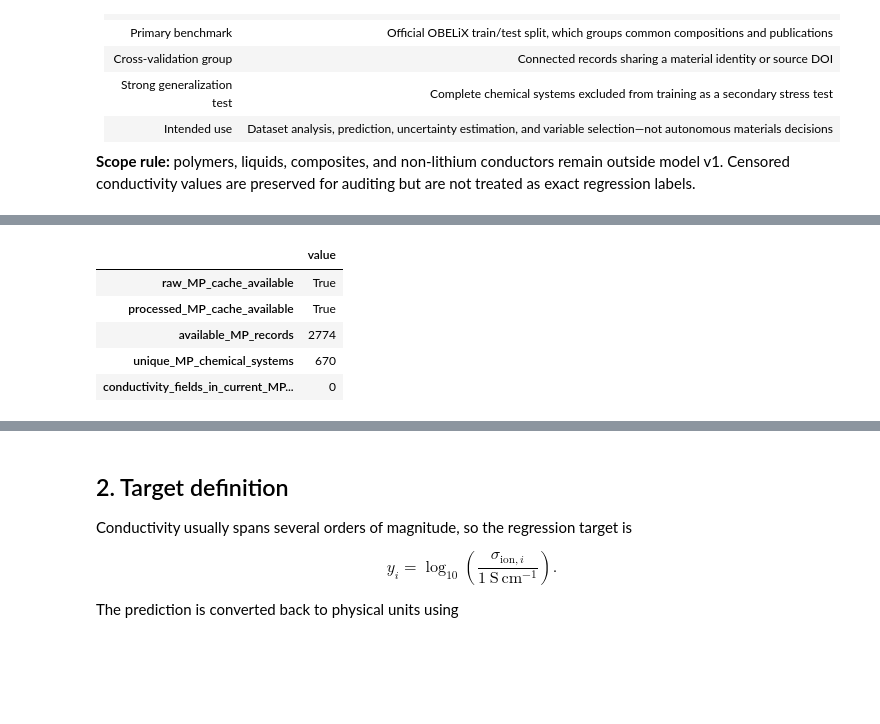
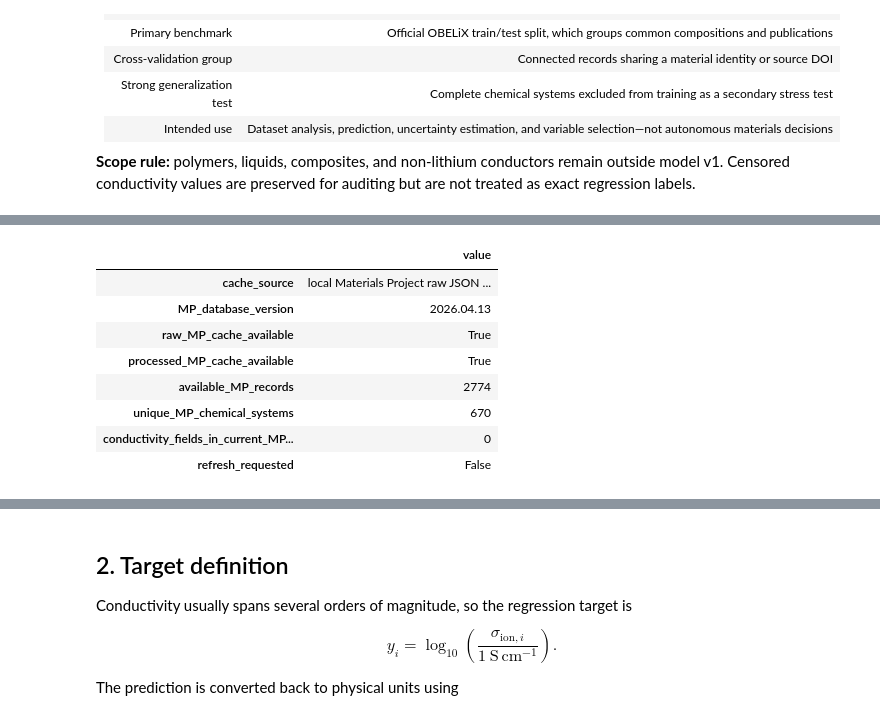
Before and after one commit to ZJYang-96485/Physics-Informed-Neural-Network-and-Multiscale-Simulations-for-Lithium-Ion-Conductors, a Jupyter notebook: battery_materials_project.ipynb, the cells around one changed output, grey strips where cells are left out. Drawn from its saved outputs; the diff is of its cells as text; code cells hidden in the pictures; blank space fills up the shorter version.

Commit message:
Restore Materials Project initialization

```diff
--- a/battery_materials_project.ipynb
+++ b/battery_materials_project.ipynb
@@ -32,19 +38,34 @@ from __future__ import annotations
 import json
 import os
 from pathlib import Path
+from typing import Any
 
 os.environ.setdefault("MPLCONFIGDIR", "/tmp/battery_ml_matplotlib")
 
 import matplotlib.pyplot as plt
 import numpy as np
 import pandas as pd
+from dotenv import load_dotenv
 from IPython.display import display
 
 ROOT = Path.cwd()
 RAW_MP_PATH = ROOT / "data/raw/mp_li_insertion_electrodes.json"
+MP_METADATA_PATH = ROOT / "data/raw/download_metadata.json"
 MP_FEATURE_PATH = ROOT / "data/processed/li_insertion_electrodes_features.csv"
 FIGURE_DIR = ROOT / "figures"
 FIGURE_DIR.mkdir(parents=True, exist_ok=True)
+_ = load_dotenv(ROOT / ".env")
+
+# Set True only for an intentional Materials Project refresh.
+FORCE_MP_REFRESH = False
+MP_INSERTION_FIELDS = [
+    "battery_id", "battery_formula", "framework_formula", "formula_charge",
+    "formula_discharge", "working_ion", "elements", "nelements", "chemsys",
+    "average_voltage", "capacity_grav", "capacity_vol", "energy_grav",
+    "energy_vol", "max_delta_volume", "max_voltage_step", "num_steps",
+    "fracA_charge", "fracA_discharge", "stability_charge", "stability_discharge",
+    "id_charge", "id_discharge", "host_structure", "warnings", "last_updated",
+]
 
 # Figure system adapted from the supplied report and the official UIUC palette.
 ILLINI_BLUE = "#13294B"
@@ -88,50 +109,114 @@ def save_report_figure(figure, filename):
     print("Saved figure:", output)
 
 
+def json_safe(document: Any) -> dict[str, Any]:
+    if hasattr(document, "model_dump"):
+        return document.model_dump(mode="json")
+    if hasattr(document, "dict"):
+        return document.dict()
+    return dict(document)
+
+
+def load_mp_insertion_records(force_refresh: bool = False) -> tuple[pd.DataFrame, dict]:
+    """Load the Li insertion-electrode endpoint, preferring the local raw cache."""
+    if force_refresh:
+        api_key = os.getenv("MP_API_KEY")
+        if not api_key:
+            raise RuntimeError("Add MP_API_KEY to .env before refreshing Materials Project data.")
+
+        from mp_api.client import MPRester
+        from pymatgen.core import Element
+
+        with MPRester(api_key) as mpr:
+            endpoint = mpr.materials.insertion_electrodes
+            returned_fields = [
+                field for field in MP_INSERTION_FIELDS
+                if field in endpoint.available_fields
+            ]
+            documents = endpoint.search(
+                working_ion=Element("Li"),
+                all_fields=False,
+                fields=returned_fields,
+                chunk_size=1000,
+            )
+            database_version = mpr.db_version
+
+        records = [json_safe(document) for document in documents]
+        metadata = {
+            "source": "Materials Project insertion-electrode API",
+            "database_version": database_version,
+            "n_records": len(records),
+            "requested_fields": MP_INSERTION_FIELDS,
+            "returned_fields": returned_fields,
+        }
+        RAW_MP_PATH.parent.mkdir(parents=True, exist_ok=True)
+        RAW_MP_PATH.write_text(
+            json.dumps(records, indent=2, default=str), encoding="utf-8"
+        )
+        MP_METADATA_PATH.write_text(
+            json.dumps(metadata, indent=2, default=str), encoding="utf-8"
+        )
+        return pd.DataFrame(records), metadata
+
+    if RAW_MP_PATH.exists():
+        records = json.loads(RAW_MP_PATH.read_text(encoding="utf-8"))
+        metadata = (
+            json.loads(MP_METADATA_PATH.read_text(encoding="utf-8"))
+            if MP_METADATA_PATH.exists()
+            else {}
+        )
+        metadata.setdefault("source", "local Materials Project raw JSON cache")
+        return pd.DataFrame(records), metadata
+
+    if MP_FEATURE_PATH.exists():
+        frame = pd.read_csv(MP_FEATURE_PATH)
+        return frame, {"source": "local processed Materials Project feature cache"}
+
+    return pd.DataFrame(), {"source": "no Materials Project cache available"}
+
+
 apply_report_style()
-
-# Keep the existing MP setup, but make both local caches optional so this
-# Day 1 notebook remains runnable when distributed with only its deliverables.
+mp_records, mp_metadata = load_mp_insertion_records(FORCE_MP_REFRESH)
 raw_cache_available = RAW_MP_PATH.exists()
 feature_cache_available = MP_FEATURE_PATH.exists()
-if raw_cache_available:
-    mp_records = pd.DataFrame(json.loads(RAW_MP_PATH.read_text(encoding="utf-8")))
-elif feature_cache_available:
-    mp_records = pd.read_csv(MP_FEATURE_PATH)
-else:
-    mp_records = pd.DataFrame()
 
 conductivity_fields = [
     column for column in mp_records.columns
     if "conduct" in column.lower() or "sigma" in column.lower()
 ]
 unique_chemsys = (
     mp_records["chemsys"].nunique()
     if "chemsys" in mp_records.columns
     else 0
 )
 
 current_data_audit = pd.Series(
     {
+        "cache_source": mp_metadata.get("source"),
+        "MP_database_version": mp_metadata.get("database_version", "not recorded"),
         "raw_MP_cache_available": raw_cache_available,
         "processed_MP_cache_available": feature_cache_available,
         "available_MP_records": len(mp_records),
         "unique_MP_chemical_systems": unique_chemsys,
         "conductivity_fields_in_current_MP_cache": len(conductivity_fields),
+        "refresh_requested": FORCE_MP_REFRESH,
     },
     name="value",
 )
 display(current_data_audit.to_frame())
 print("Matching conductivity fields:", conductivity_fields or "none")
 print(
     "Decision: MP supplies candidate structures and descriptors; "
-    "a separate ionic-conductivity label table is required."
+    "a separate ionic-conductivity label table supplies supervision."
 )
 # %% [output]
 |  | value |
+| cache_source | local Materials Project raw JSON ... |
+| MP_database_version | 2026.04.13 |
 | raw_MP_cache_available | True |
 | processed_MP_cache_available | True |
 | available_MP_records | 2774 |
 | unique_MP_chemical_systems | 670 |
 | conductivity_fields_in_current_MP... | 0 |
+| refresh_requested | False |
 Matching conductivity fields: none
```
Also changed, not shown: parts of 2 cells of this notebook, 1 other file.
